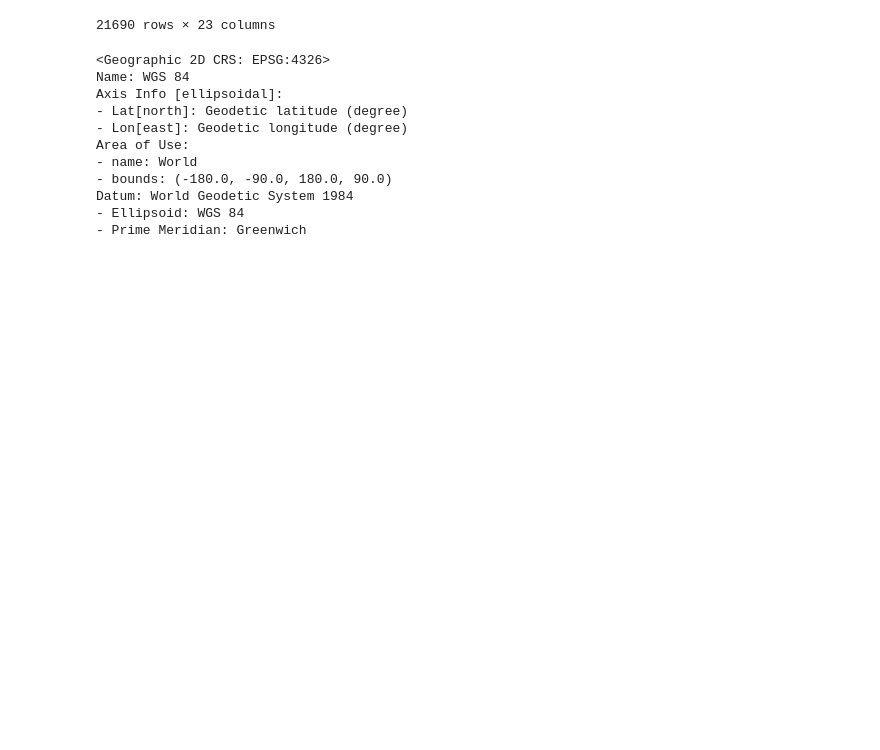
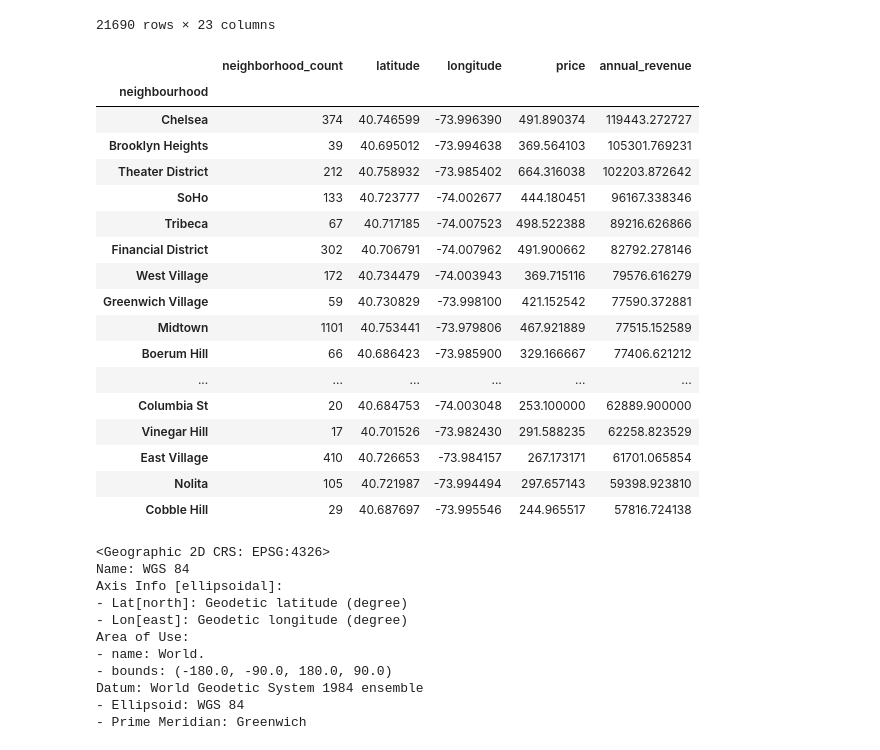
Before and after one commit to liu-roger/data_visualization_project, a Jupyter notebook: visualizations/nyc_geoplot_top_20_annual_revenue.ipynb, the cells around one changed output. Drawn from its saved outputs; the diff is of its cells as text; code cells hidden in the pictures; blank space fills up the shorter version.

```diff
--- a/visualizations/nyc_geoplot_top_20_annual_revenue.ipynb
+++ b/visualizations/nyc_geoplot_top_20_annual_revenue.ipynb
@@ -67,13 +67,36 @@ df
 # %%
 neighborhood_counts = df.groupby('neighbourhood').count()
 neighborhood_counts = neighborhood_counts[['id']]
 neighborhood_counts.rename(columns={'id':'neighborhood_count'}, inplace=True)
 neighborhood_means = df.groupby('neighbourhood').mean()
 neighborhood_means = neighborhood_means[['latitude','longitude','price','annual_revenue']]
 neighborhood_means_and_counts = pd.merge(neighborhood_counts,neighborhood_means, on='neighbourhood')
+
+neighborhood_means_and_counts = neighborhood_means_and_counts[neighborhood_means_and_counts['neighborhood_count']>10]
+
+
 top_20_neighborhood_counts = neighborhood_means_and_counts.sort_values(by='neighborhood_count',ascending=False).head(20)
 top_20_prices = neighborhood_means_and_counts.sort_values(by='price',ascending=False).head(20)
 top_20_annual_revenue = neighborhood_means_and_counts.sort_values(by='annual_revenue',ascending=False).head(20)
+# %% [output]
+|  | neighborhood_count | latitude | longitude | price | annual_revenue |
+| neighbourhood |  |  |  |  |  |
+| Chelsea | 374 | 40.746599 | -73.996390 | 491.890374 | 119443.272727 |
+| Brooklyn Heights | 39 | 40.695012 | -73.994638 | 369.564103 | 105301.769231 |
+| Theater District | 212 | 40.758932 | -73.985402 | 664.316038 | 102203.872642 |
+| SoHo | 133 | 40.723777 | -74.002677 | 444.180451 | 96167.338346 |
+| Tribeca | 67 | 40.717185 | -74.007523 | 498.522388 | 89216.626866 |
+| Financial District | 302 | 40.706791 | -74.007962 | 491.900662 | 82792.278146 |
+| West Village | 172 | 40.734479 | -74.003943 | 369.715116 | 79576.616279 |
+| Greenwich Village | 59 | 40.730829 | -73.998100 | 421.152542 | 77590.372881 |
+| Midtown | 1101 | 40.753441 | -73.979806 | 467.921889 | 77515.152589 |
+| Boerum Hill | 66 | 40.686423 | -73.985900 | 329.166667 | 77406.621212 |
+| ... | ... | ... | ... | ... | ... |
+| Columbia St | 20 | 40.684753 | -74.003048 | 253.100000 | 62889.900000 |
+| Vinegar Hill | 17 | 40.701526 | -73.982430 | 291.588235 | 62258.823529 |
+| East Village | 410 | 40.726653 | -73.984157 | 267.173171 | 61701.065854 |
+| Nolita | 105 | 40.721987 | -73.994494 | 297.657143 | 59398.923810 |
+| Cobble Hill | 29 | 40.687697 | -73.995546 | 244.965517 | 57816.724138 |
 # %%
 nyc_map = gpd.read_file("neighbourhoods.geojson")
 nyc_map_top_20_neighborhood_counts= nyc_map.merge(top_20_neighborhood_counts, on='neighbourhood', how='inner')
@@ -87,9 +110,9 @@ Axis Info [ellipsoidal]:
 - Lat[north]: Geodetic latitude (degree)
 - Lon[east]: Geodetic longitude (degree)
 Area of Use:
-- name: World
+- name: World.
 - bounds: (-180.0, -90.0, 180.0, 90.0)
-Datum: World Geodetic System 1984
+Datum: World Geodetic System 1984 ensemble
 - Ellipsoid: WGS 84
 - Prime Meridian: Greenwich
 # %%
```
Also changed, not shown: parts of 8 cells of this notebook, 7 other files.
